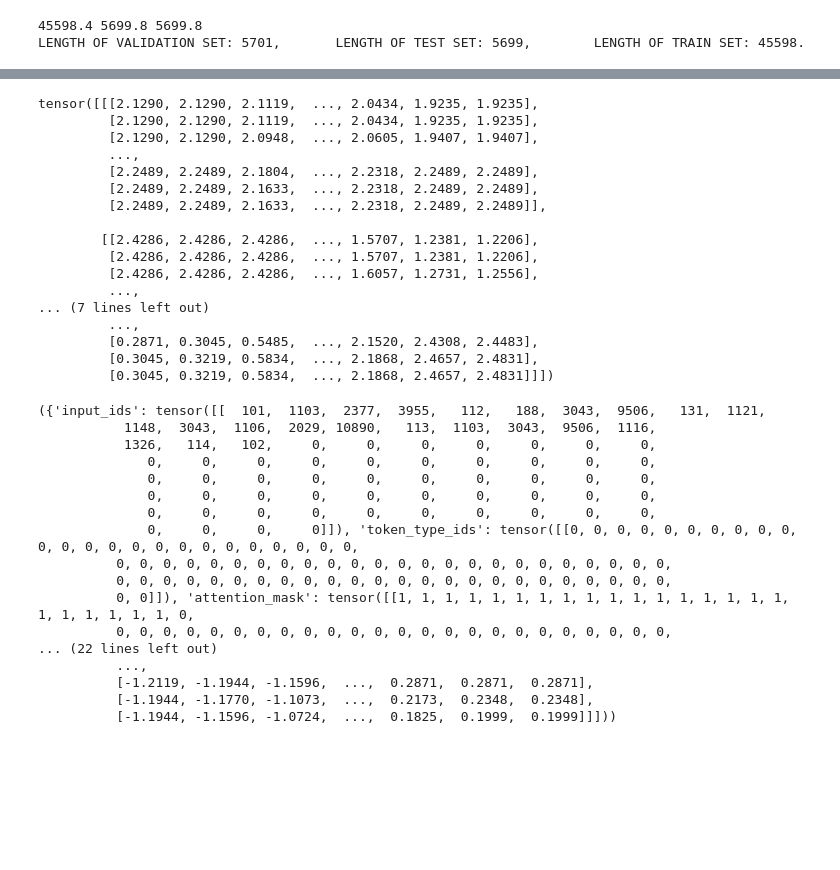
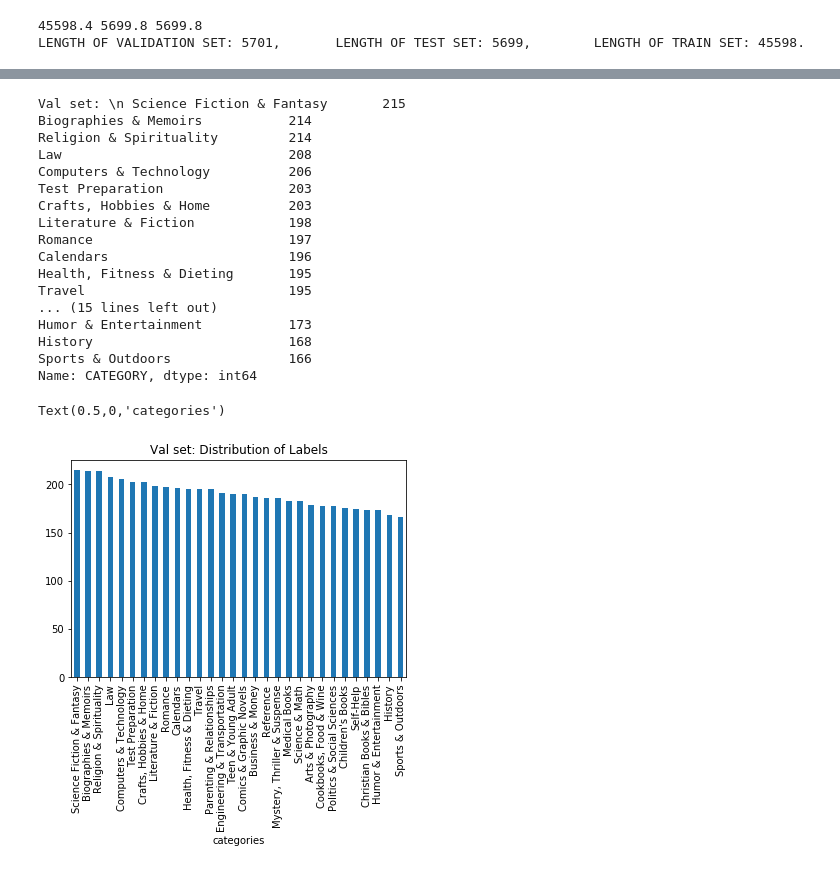
Before and after one commit to klaudiabiczysko/aics-project, a Jupyter notebook: code/Text + image.ipynb, the cells around one changed output, grey strips where cells are left out. Drawn from its saved outputs; the diff is of its cells as text; code cells hidden in the pictures; blank space fills up the shorter version.

```diff
--- a/code/Text + image.ipynb
+++ b/code/Text + image.ipynb
@@ -39,6 +41,10 @@ train_set = train[['FILENAME','TITLE','CATEGORY ID', "CATEGORY"]]
 # %%
 length = len(train_set) + len(test_set)
 print(0.8*length, 0.1* length, 0.1*length)
+
+train_set = train_set.sample(frac=1).reset_index(drop=True) #shuffling for val data set
+#print(train_set)
+#print(train_set2.head())
 
 train_s=train_set[:45598]
 val_s=train_set[45598:]
@@ -52 +83,26 @@ LENGTH OF VALIDATION SET: 5701,       LENGTH OF TEST SET: 5699,        LENGTH OF
+# %%
+print('Val set:','\\n', val_s['CATEGORY'].value_counts())
+val_s['CATEGORY'].value_counts().plot.bar()
+plt.title('Val set: Distribution of Labels')
+plt.xlabel('categories')
+# %% [output]
+Val set: \n Science Fiction & Fantasy       215
+Biographies & Memoirs           214
+Religion & Spirituality         214
+Law                             208
+Computers & Technology          206
+Test Preparation                203
+Crafts, Hobbies & Home          203
+Literature & Fiction            198
+Romance                         197
+Calendars                       196
+Health, Fitness & Dieting       195
+Travel                          195
+... (15 lines left out)
+Humor & Entertainment           173
+History                         168
+Sports & Outdoors               166
+Name: CATEGORY, dtype: int64
+Text(0.5,0,'categories')
+[figure, added]
 # %%
@@ -127,40 +181,0 @@ train, val = Dataset(train_s, "/home/gussikoju@GU.GU.SE/Data/sorted/train", True
-# %%
-train.get_batch_images(2451)
-# %% [output]
-tensor([[[2.1290, 2.1290, 2.1119,  ..., 2.0434, 1.9235, 1.9235],
-         [2.1290, 2.1290, 2.1119,  ..., 2.0434, 1.9235, 1.9235],
-         [2.1290, 2.1290, 2.0948,  ..., 2.0605, 1.9407, 1.9407],
-         ...,
-         [2.2489, 2.2489, 2.1804,  ..., 2.2318, 2.2489, 2.2489],
-         [2.2489, 2.2489, 2.1633,  ..., 2.2318, 2.2489, 2.2489],
-         [2.2489, 2.2489, 2.1633,  ..., 2.2318, 2.2489, 2.2489]],
-
-        [[2.4286, 2.4286, 2.4286,  ..., 1.5707, 1.2381, 1.2206],
-         [2.4286, 2.4286, 2.4286,  ..., 1.5707, 1.2381, 1.2206],
-         [2.4286, 2.4286, 2.4286,  ..., 1.6057, 1.2731, 1.2556],
-         ...,
-... (7 lines left out)
-         ...,
-         [0.2871, 0.3045, 0.5485,  ..., 2.1520, 2.4308, 2.4483],
-         [0.3045, 0.3219, 0.5834,  ..., 2.1868, 2.4657, 2.4831],
-         [0.3045, 0.3219, 0.5834,  ..., 2.1868, 2.4657, 2.4831]]])
-# %%
-val.__getitem__(2)
-# %% [output]
-({'input_ids': tensor([[  101,  1103,  2377,  3955,   112,   188,  3043,  9506,   131,  1121,
-           1148,  3043,  1106,  2029, 10890,   113,  1103,  3043,  9506,  1116,
-           1326,   114,   102,     0,     0,     0,     0,     0,     0,     0,
-              0,     0,     0,     0,     0,     0,     0,     0,     0,     0,
-              0,     0,     0,     0,     0,     0,     0,     0,     0,     0,
-              0,     0,     0,     0,     0,     0,     0,     0,     0,     0,
-              0,     0,     0,     0,     0,     0,     0,     0,     0,     0,
-              0,     0,     0,     0]]), 'token_type_ids': tensor([[0, 0, 0, 0, 0, 0, 0, 0, 0, 0, 0, 0, 0, 0, 0, 0, 0, 0, 0, 0, 0, 0, 0, 0,
-          0, 0, 0, 0, 0, 0, 0, 0, 0, 0, 0, 0, 0, 0, 0, 0, 0, 0, 0, 0, 0, 0, 0, 0,
-          0, 0, 0, 0, 0, 0, 0, 0, 0, 0, 0, 0, 0, 0, 0, 0, 0, 0, 0, 0, 0, 0, 0, 0,
-          0, 0]]), 'attention_mask': tensor([[1, 1, 1, 1, 1, 1, 1, 1, 1, 1, 1, 1, 1, 1, 1, 1, 1, 1, 1, 1, 1, 1, 1, 0,
-          0, 0, 0, 0, 0, 0, 0, 0, 0, 0, 0, 0, 0, 0, 0, 0, 0, 0, 0, 0, 0, 0, 0, 0,
-... (22 lines left out)
-          ...,
-          [-1.2119, -1.1944, -1.1596,  ...,  0.2871,  0.2871,  0.2871],
-          [-1.1944, -1.1770, -1.1073,  ...,  0.2173,  0.2348,  0.2348],
-          [-1.1944, -1.1596, -1.0724,  ...,  0.1825,  0.1999,  0.1999]]]))
```
Also changed, not shown: parts of 27 cells of this notebook, 2 other files.
